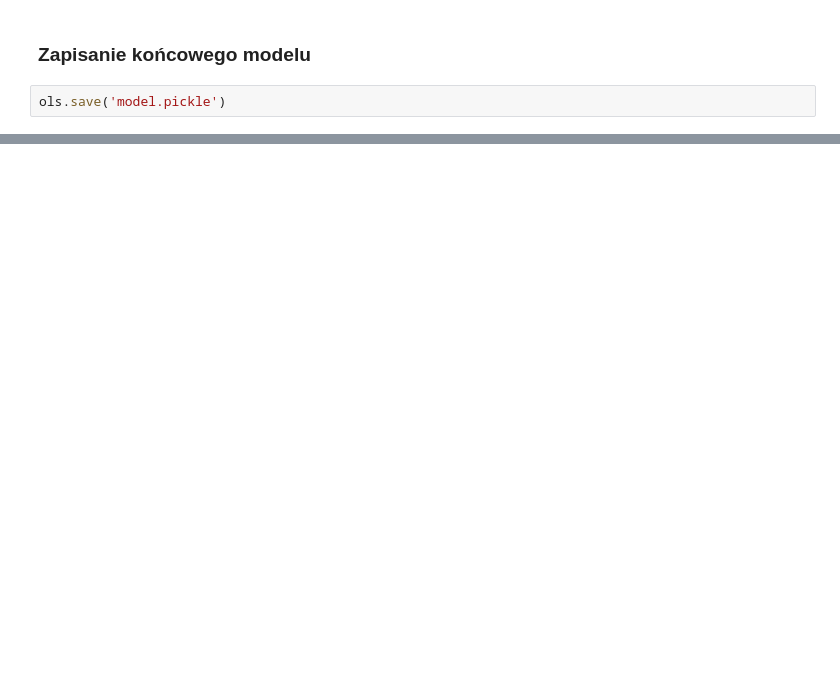
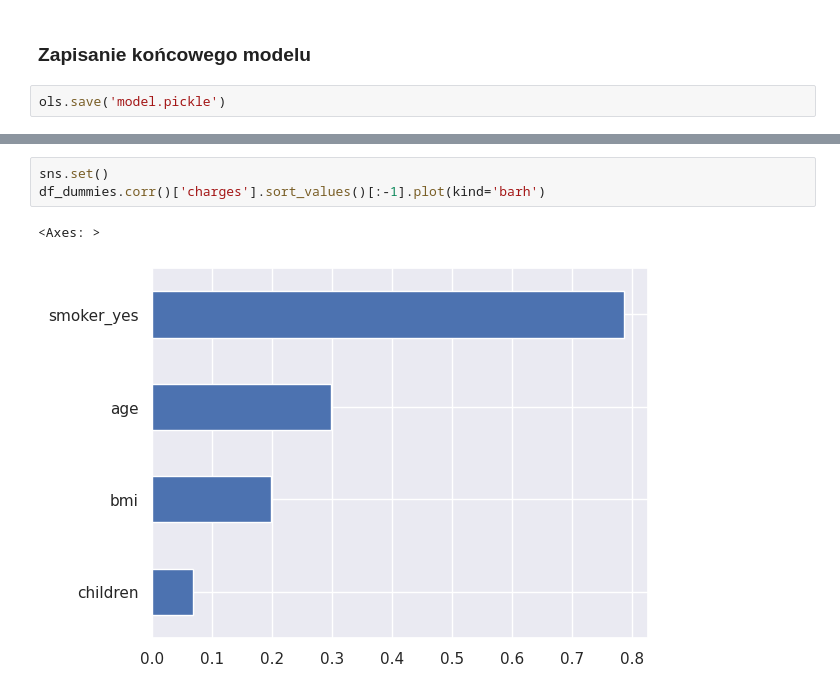
Before and after one commit to kamsolek/machine-learning-bootcamp, a Jupyter notebook: supervised/02_regression/04_backward_elimination.ipynb, the cells around one changed output, grey strips where cells are left out. Cells and saved outputs as stored; diff of their text form; blank space fills up the shorter version.

```diff
--- a/supervised/02_regression/04_backward_elimination.ipynb
+++ b/supervised/02_regression/04_backward_elimination.ipynb
@@ -549,0 +642,6 @@ ols.save('model.pickle')
+# %%
+sns.set()
+df_dummies.corr()['charges'].sort_values()[:-1].plot(kind='barh')
+# %% [output]
+<Axes: >
+[figure, added]
```
Also changed, not shown: parts of 27 cells of this notebook.
